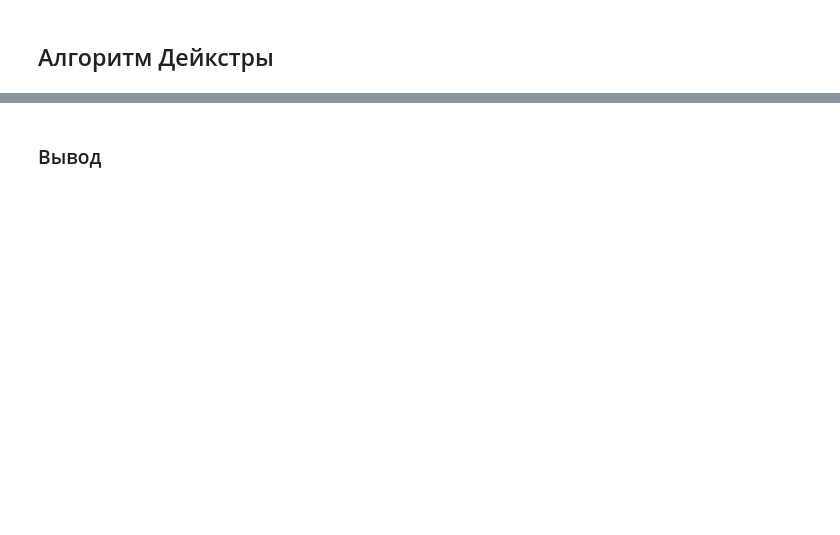
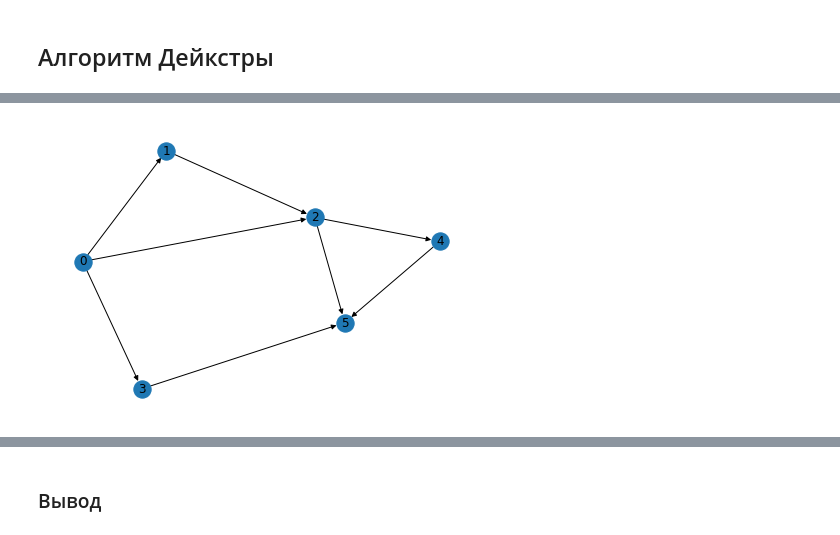
Before and after one commit to denixx-dev/SIAOD_Denis_Smirnov, a Jupyter notebook: Labs/Lab6.ipynb, the cells around one changed output, grey strips where cells are left out. Saved outputs shown, nothing was run; the diff lists cells and outputs as text; code cells hidden in the pictures; blank space fills up the shorter version.

```diff
--- a/Labs/Lab6.ipynb
+++ b/Labs/Lab6.ipynb
@@ -161,0 +151,86 @@ N=  6
+# %%
+def __dijkstra(adjmat, start):
+    dist = [inf for item in adjmat]
+    dist[start] = 0
+    vert = start
+    paths = [[start] for item in adjmat]
+    nextdist = dist.copy()
+    for k in range(len(dist)):
+        for i in range(len(dist)):
+            if adjmat[vert][i] != inf and dist[vert] != inf and dist[i] > adjmat[vert][i] + dist[vert]:
+                dist[i] = adjmat[vert][i] + dist[vert]
+                nextdist[i] = dist[i]
+                paths[i] = paths[vert].copy()
+                paths[i].append(i)
+        nextdist[vert] = inf
+        vert = min(range(len(nextdist)), key = nextdist.__getitem__)
+    return dist, paths
+
+def dijkstra(graph, start, end):
+    adjmat = convert_adjmat(nx.adjacency_matrix(graph).todense())
+    dist, paths = __dijkstra(adjmat, start)
+    if len(paths[end]) == 1:
+        print(f"Путь из {start} в {end} не существует")
+        draw_graph(graph)
+        return
+    print(f"Красным отмечен короткий путь из {start} в {end}")
+    print(f"Длина пути {dist[end]}")
+    draw_graph(graph, paths[end])
+
+tic = time.time()
+try:
+  #считываем текстовый файл
+#     with open("C:/Users/Денис/Python_SIAOD/SIAOD_Denis_Smirnov/Labs/Matrix_6.txt", "r", encoding = "utf-8") as fileDij:
+    with open("C:/Users/Денис/Python_SIAOD/Python_SIAOD/Labs/Matrix_6.txt", "r", encoding = "utf-8") as fileDij:
+        matrix = [[int(num) for num in line.split(',')] for line in fileDij] #загружаем матрицу дорог графа
+
+        for i in matrix:
+            print(i)
+
+        N = len(matrix) #число вершин в нашем графе
+        print("N= ", N)
+        T = [math.inf] * N #финальная строка длин (inf - бесконечность)
+        startV = 0 #стартовая вершина
+        viewedV = {startV} #множество просмотренных вершин (в зависимости от старnовой вершины)
+        T[startV] = 0 #нулевой вес стартовой вершины должен быть равен 0!
+
+        #метод перебора всех связанных вершин
+        #просматриваем все веса других, связанных с startV вершин, и возвращаем вершину с мин.значением
+        def getLinkWithV(startV, matrix):
+            for i, weight in enumerate(matrix[startV]): #берём веса в графе
+                if (weight > 0):
+                    yield i
+
+        #метод нахождения в таблицы вершины с мин.весом
+        def findMinWei(T, viewedV):
+            amin = -1 #начальный минимум, начальное состояние
+            m = max(T) #находим макс.значение финимальной строки
+            for i, t in enumerate(T):
+                if (t < m and i not in viewedV): #находим мин.значение вершин, которые не были ещё рассмотрены
+                    m = t
+                    amin = i
+            return amin #возвращаем вершину с мин.значением
+
+        #заполяем T-табличку мин.весами
+        while (startV != -1): #цикл для прохождению по вершинам (если -1, то по всем вершинам прошли)
+            for j in getLinkWithV(startV, matrix): #перебераем все связанные вершины с вершиной startV
+                if (j not in viewedV): #если рассматриваемая строка таблицы не была просмотрена
+                    wei = T[startV] + matrix[startV][j] #получаем путь, что прошли до минимальной вершины
+                if (wei < T[j]): #если вес меньше последней позиции нашей финальной строки
+                    T[j] = wei #присваиваем минимальное значение, то есть меняем мин.длину
+          #должны найти мин.аргумент между последней строчкой и множеством, что уже было просмотрено
+            startV = findMinWei(T, viewedV) #находим мин.значение вершины
+            if (startV > 0):
+                viewedV.add(startV)
+        print("Длины кратчайших путей от вершины 1 до всех остальных вершин соотвественно: ")
+        print(T)
+        tac = time.time()
+        dij_time= tac - tic
+        print(dij_time)
+
+        graph = nx.Graph(np.matrix(matrix))
+        nx.draw(graph, pos=nx.spring_layout(graph), with_labels=True, node_size=300, arrows=True)
+
+except FileNotFoundError:
+    print("Файл не был найден")
+# %% [output]
@@ -161,0 +247 @@ N=  6
+[figure, added]
```
Also changed, not shown: parts of 14 cells of this notebook.
